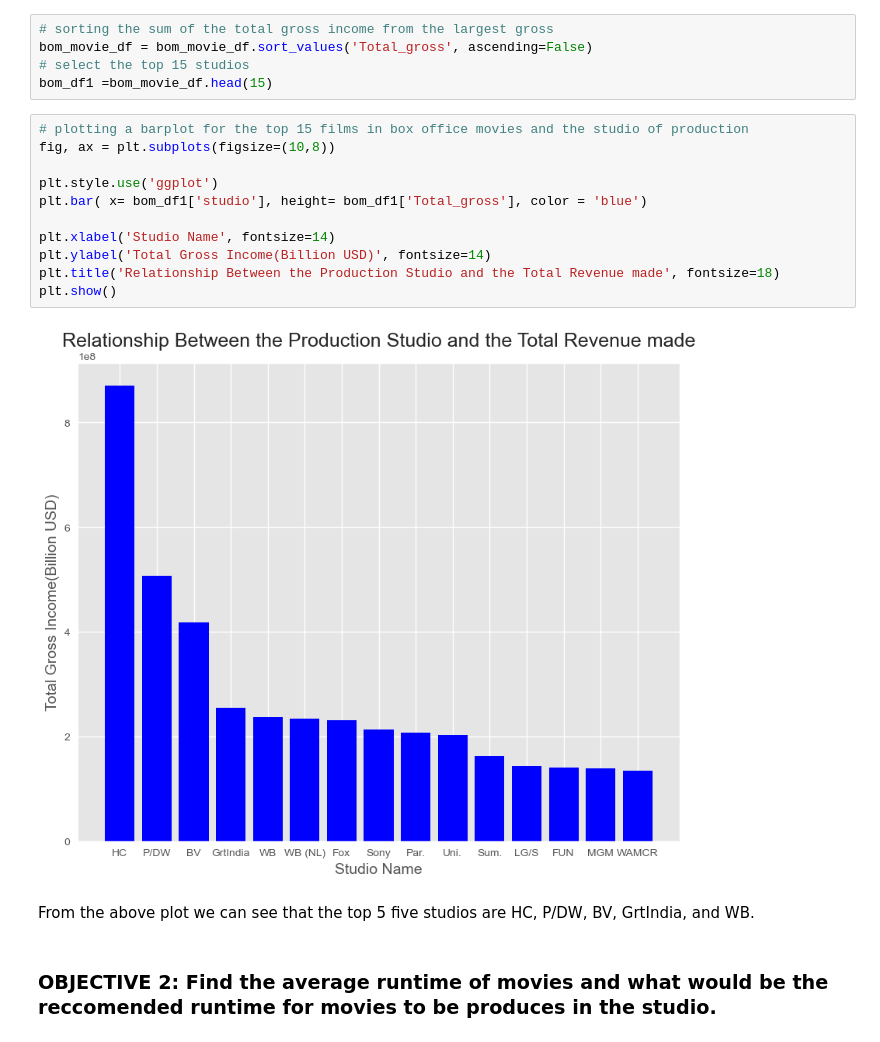
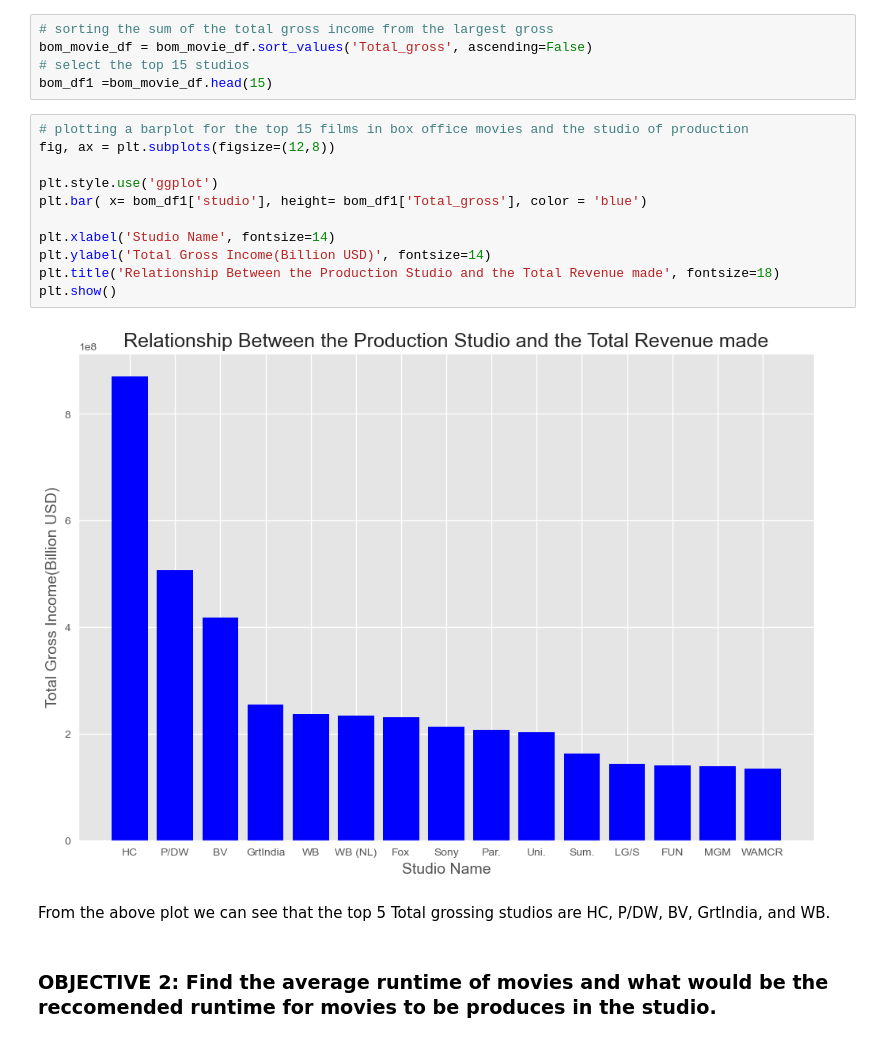
Before and after one commit to martin-ngugi/Microsoft_movie_review, a Jupyter notebook: Movie.ipynb, the cells around one changed output. Saved outputs shown, nothing was run; the diff lists cells and outputs as text.

```diff
--- a/Movie.ipynb
+++ b/Movie.ipynb
@@ -192,19 +192,19 @@ bom_movie_df = bom_movie_df.sort_values('Total_gross', ascending=False)
 bom_df1 =bom_movie_df.head(15)
 # %%
 # plotting a barplot for the top 15 films in box office movies and the studio of production
-fig, ax = plt.subplots(figsize=(10,8))
+fig, ax = plt.subplots(figsize=(12,8))
 
 plt.style.use('ggplot')
 plt.bar( x= bom_df1['studio'], height= bom_df1['Total_gross'], color = 'blue')
 
 plt.xlabel('Studio Name', fontsize=14)
 plt.ylabel('Total Gross Income(Billion USD)', fontsize=14)
 plt.title('Relationship Between the Production Studio and the Total Revenue made', fontsize=18)
 plt.show()
 # %% [output]
-[figure, old version]
+[figure, new version]
 # %% [markdown]
-From the above plot we can see that the top 5 five studios are HC, P/DW, BV, GrtIndia, and WB.
+From the above plot we can see that the top 5 Total grossing studios are HC, P/DW, BV, GrtIndia, and WB.
 # %% [markdown]
 ### OBJECTIVE 2: Find the average runtime of movies and what would be the reccomended runtime for movies to be produces in the studio.
 # %%
```
Also changed, not shown: parts of 2 cells of this notebook.
